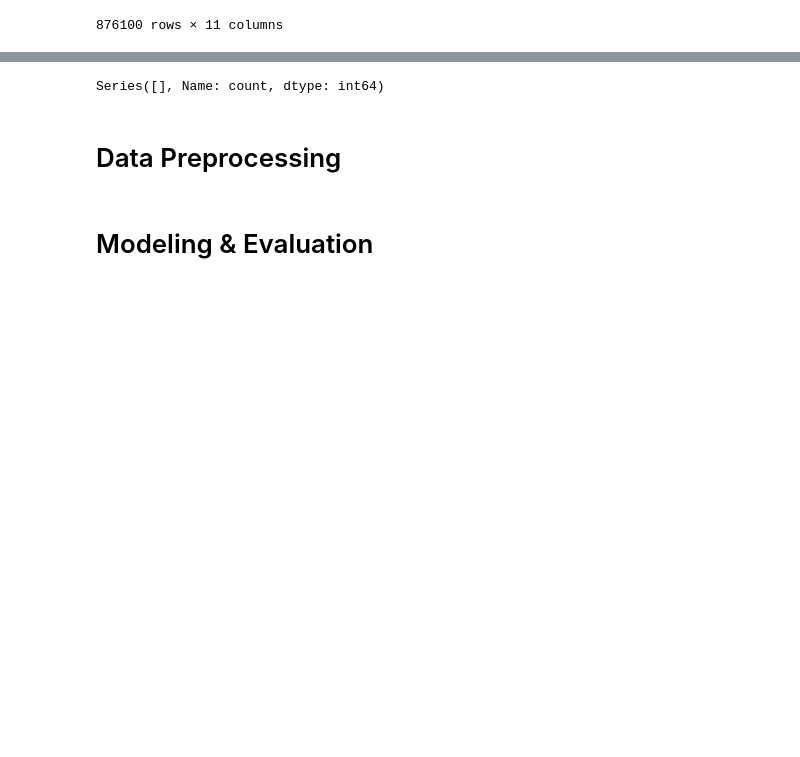
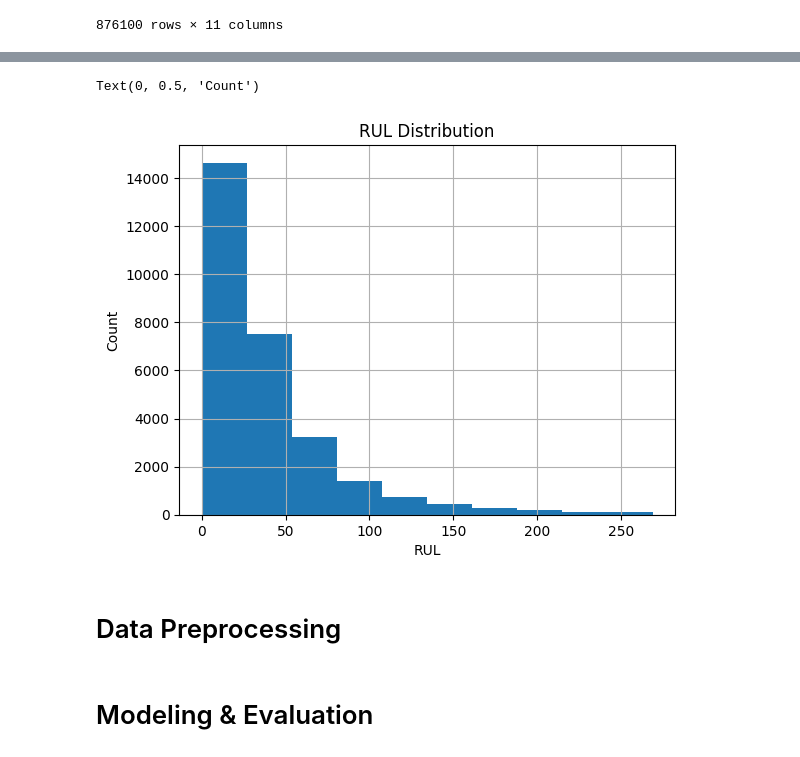
Before and after one commit to Mahdi-Kriaa/Machine_Remaining_Useful_Life_Prediction, a Jupyter notebook: notebooks/modeling.ipynb, the cells around one changed output, grey strips where cells are left out. Cells and saved outputs as stored; diff of their text form; code cells hidden in the pictures; blank space fills up the shorter version.

```diff
--- a/notebooks/modeling.ipynb
+++ b/notebooks/modeling.ipynb
@@ -19,6 +21,7 @@ from sklearn.metrics import make_scorer, r2_score, mean_squared_error, mean_abso
 # configurate general settings
 warnings.filterwarnings("ignore")
 pd.set_option('display.max_columns', None)
+sns.set_theme(style="whitegrid")
 # %%
 # get the raw data directory
 raw_data_dir = os.path.dirname(os.getcwd())
@@ -122,7 +139,12 @@ df_transformed
-# %%
-df_transformed[df_transformed.RUL<0].model.value_counts()
-# %% [output]
-Series([], Name: count, dtype: int64)
+# %%
+# display the RUL distribution
+df_transformed.RUL.hist()
+plt.title("RUL Distribution")
+plt.xlabel("RUL")
+plt.ylabel("Count")
+# %% [output]
+Text(0, 0.5, 'Count')
+[figure, added]
 # %% [markdown]
 # Data Preprocessing
 # %%
```
Also changed, not shown: parts of 13 cells of this notebook, 6 other files.
